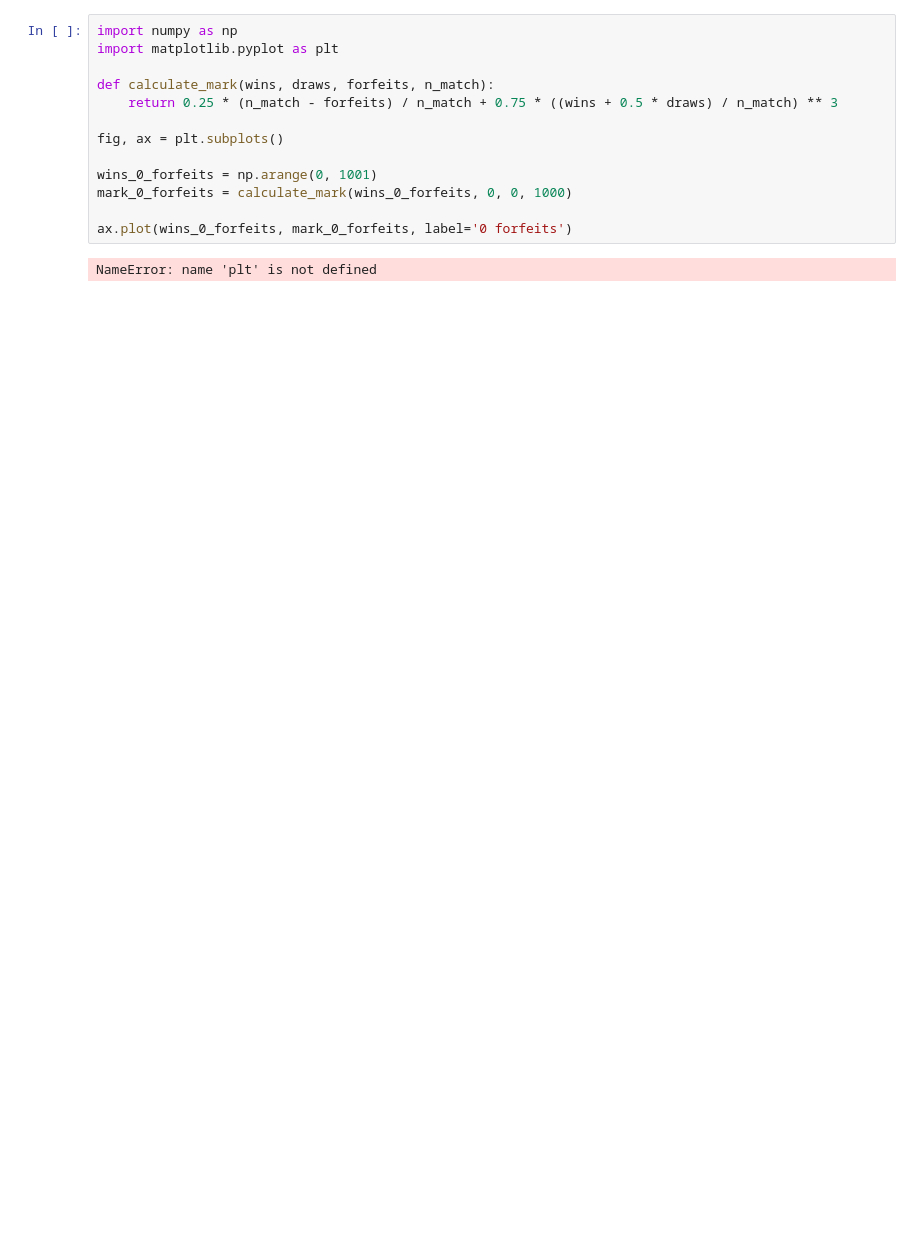
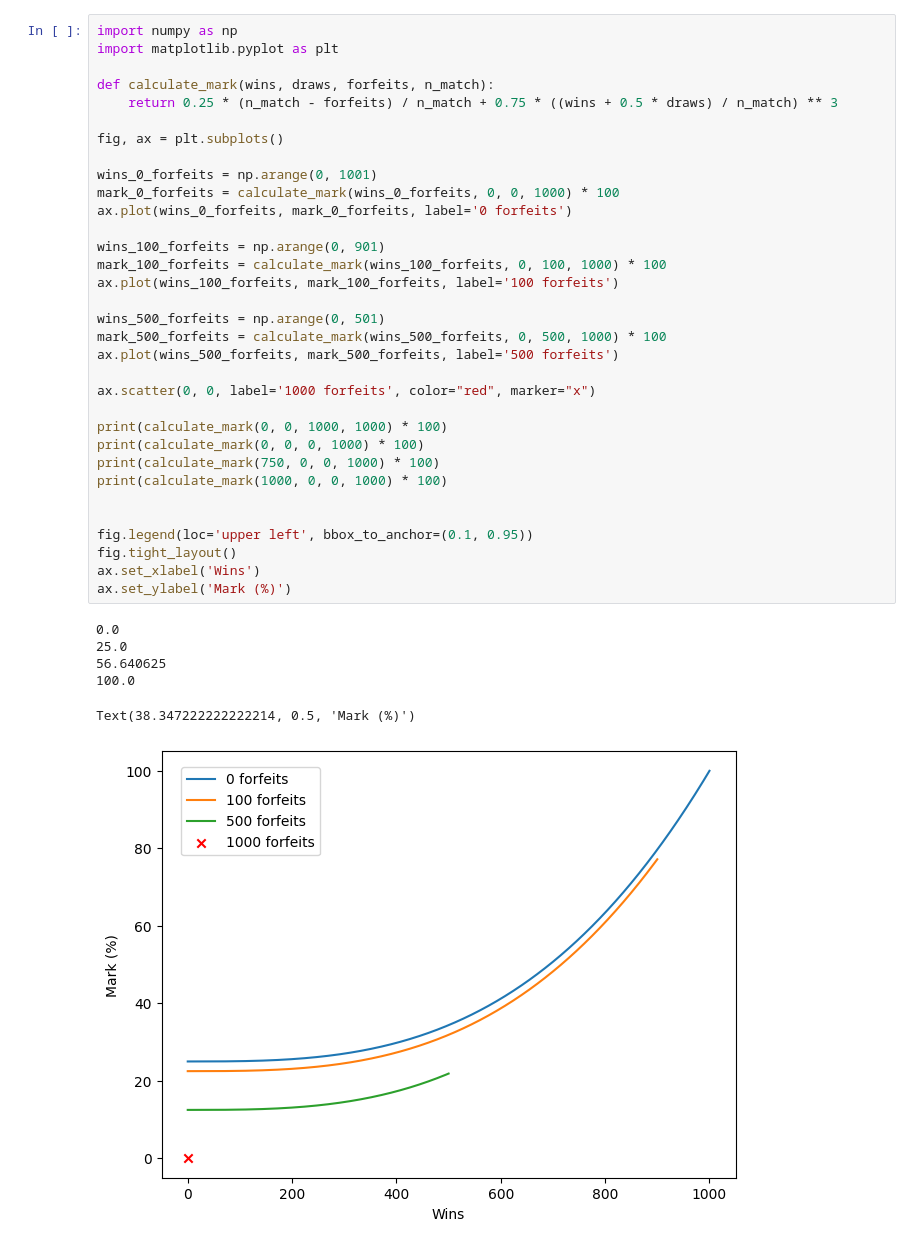
Before and after one commit to cmcooling/Connect-4-Game, a Jupyter notebook: readme_resources/assessment_figures.ipynb, the cells around one changed output. Drawn from its saved outputs; the diff is of its cells as text; blank space fills up the shorter version.

```diff
--- a/readme_resources/assessment_figures.ipynb
+++ b/readme_resources/assessment_figures.ipynb
@@ -1,15 +1,40 @@
 # %%
 import numpy as np
 import matplotlib.pyplot as plt
 
 def calculate_mark(wins, draws, forfeits, n_match):
     return 0.25 * (n_match - forfeits) / n_match + 0.75 * ((wins + 0.5 * draws) / n_match) ** 3
 
 fig, ax = plt.subplots()
 
 wins_0_forfeits = np.arange(0, 1001)
-mark_0_forfeits = calculate_mark(wins_0_forfeits, 0, 0, 1000)
+mark_0_forfeits = calculate_mark(wins_0_forfeits, 0, 0, 1000) * 100
+ax.plot(wins_0_forfeits, mark_0_forfeits, label='0 forfeits')
 
-ax.plot(wins_0_forfeits, mark_0_forfeits, label='0 forfeits')
+wins_100_forfeits = np.arange(0, 901)
+mark_100_forfeits = calculate_mark(wins_100_forfeits, 0, 100, 1000) * 100
+ax.plot(wins_100_forfeits, mark_100_forfeits, label='100 forfeits')
+
+wins_500_forfeits = np.arange(0, 501)
+mark_500_forfeits = calculate_mark(wins_500_forfeits, 0, 500, 1000) * 100
+ax.plot(wins_500_forfeits, mark_500_forfeits, label='500 forfeits')
+
+ax.scatter(0, 0, label='1000 forfeits', color="red", marker="x")
+
+print(calculate_mark(0, 0, 1000, 1000) * 100)
+print(calculate_mark(0, 0, 0, 1000) * 100)
+print(calculate_mark(750, 0, 0, 1000) * 100)
+print(calculate_mark(1000, 0, 0, 1000) * 100)
+
+
+fig.legend(loc='upper left', bbox_to_anchor=(0.1, 0.95))
+fig.tight_layout()
+ax.set_xlabel('Wins')
+ax.set_ylabel('Mark (%)')
 # %% [output]
-NameError: name 'plt' is not defined
+0.0
+25.0
+56.640625
+100.0
+Text(38.347222222222214, 0.5, 'Mark (%)')
+[figure, added]
```
